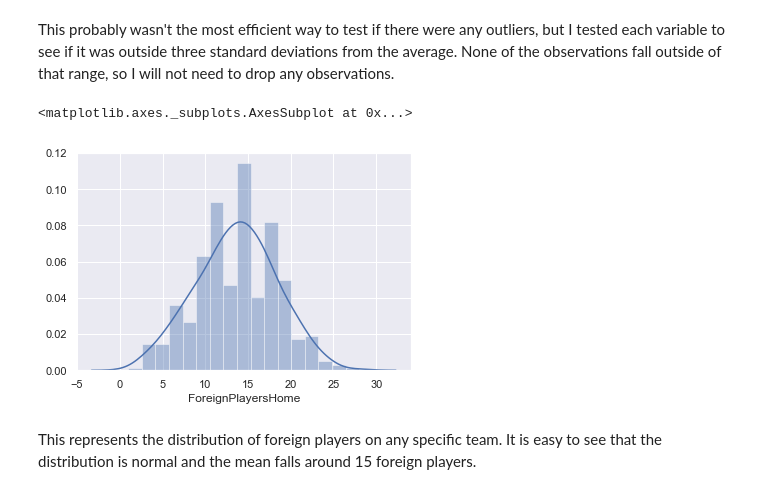
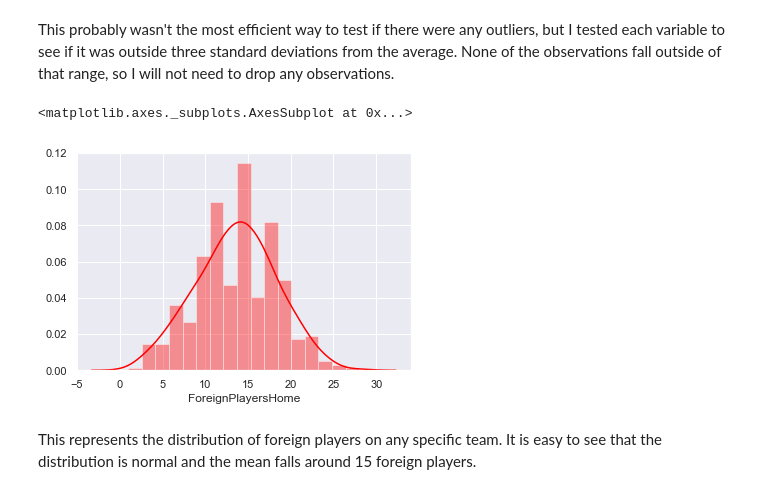
Before and after one commit to Andrew-Christensen/Econ-213R, a Jupyter notebook: HW1.ipynb, the cells around one changed output. Drawn from its saved outputs; the diff is of its cells as text; code cells hidden in the pictures.

```diff
--- a/HW1.ipynb
+++ b/HW1.ipynb
@@ -550,10 +550,10 @@ This probably wasn't the most efficient way to test if there were any outliers,
 # %%
 import seaborn as sns
 # %%
-sns.distplot(del_df.ForeignPlayersHome, kde=True)
+sns.distplot(del_df.ForeignPlayersHome, color = 'red', kde=True)
 # %% [output]
 <matplotlib.axes._subplots.AxesSubplot at 0x...>
-[figure, old version]
+[figure, new version]
 # %% [markdown]
 This represents the distribution of foreign players on any specific team. It is easy to see that the distribution is normal and the mean falls around 15 foreign players.
 # %%
```
